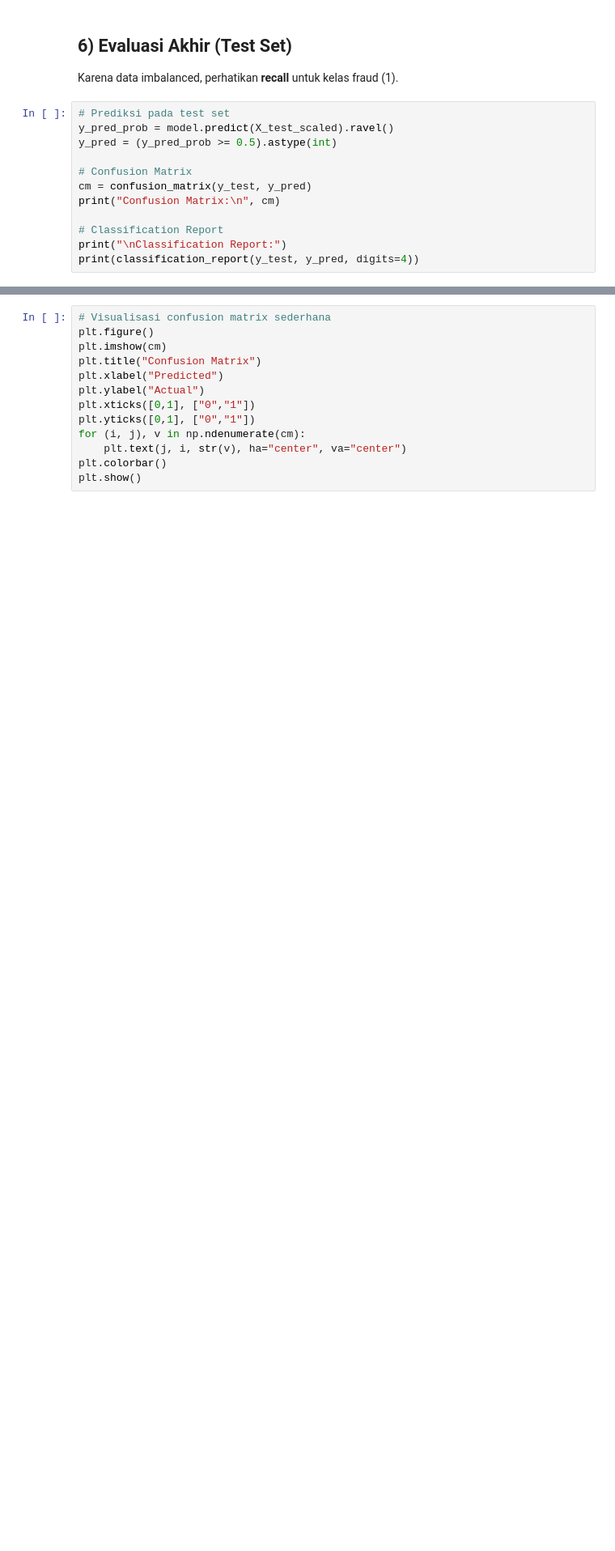
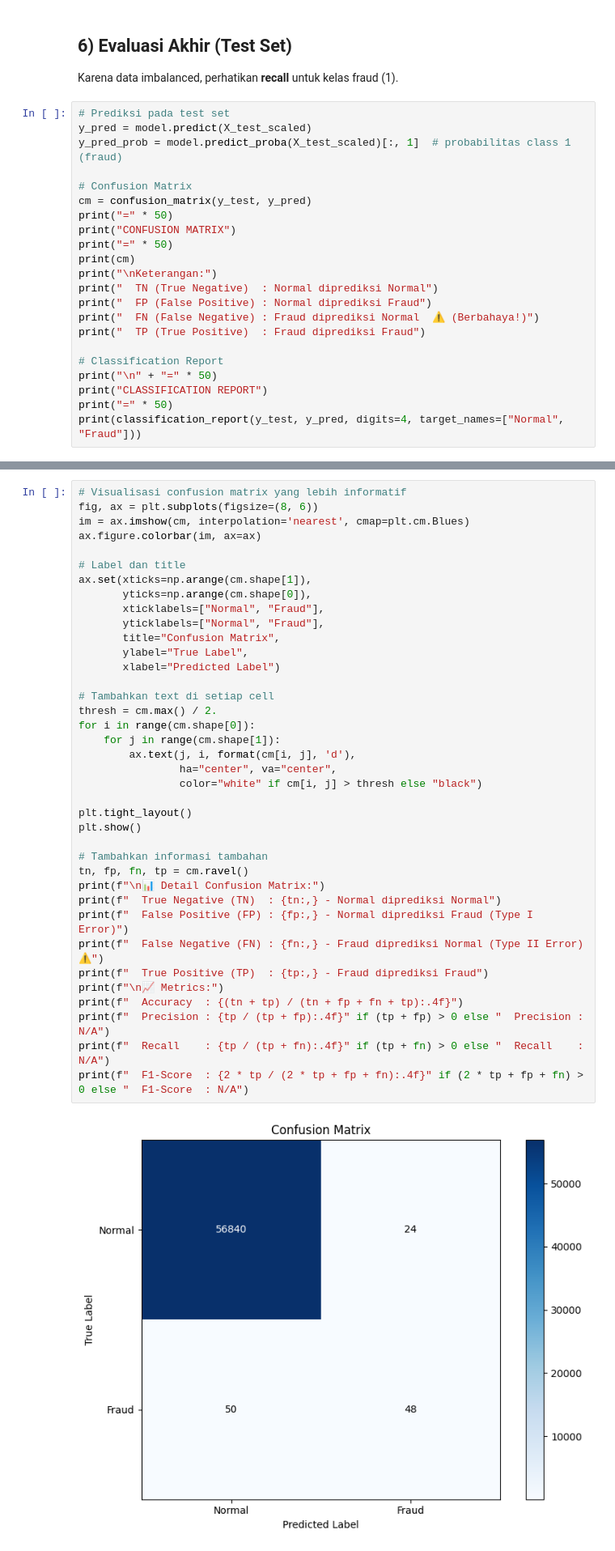
Before and after one commit to Arthaaaaa/Fraud-Detector, a Jupyter notebook: TA11_ANN_Fraud.ipynb, the cells around one changed output, grey strips where cells are left out. Shown: that part at 81% size. Drawn from its saved outputs; the diff is of its cells as text; blank space fills up the shorter version.

```diff
--- a/TA11_ANN_Fraud.ipynb
+++ b/TA11_ANN_Fraud.ipynb
@@ -139,13 +202,23 @@ plt.show()
 Karena data imbalanced, perhatikan **recall** untuk kelas fraud (1).
 # %%
 # Prediksi pada test set
-y_pred_prob = model.predict(X_test_scaled).ravel()
-y_pred = (y_pred_prob >= 0.5).astype(int)
+y_pred = model.predict(X_test_scaled)
+y_pred_prob = model.predict_proba(X_test_scaled)[:, 1]  # probabilitas class 1 (fraud)
 
 # Confusion Matrix
 cm = confusion_matrix(y_test, y_pred)
-print("Confusion Matrix:\n", cm)
+print("=" * 50)
+print("CONFUSION MATRIX")
+print("=" * 50)
+print(cm)
+print("\nKeterangan:")
+print("  TN (True Negative)  : Normal diprediksi Normal")
+print("  FP (False Positive) : Normal diprediksi Fraud")
+print("  FN (False Negative) : Fraud diprediksi Normal  ⚠️ (Berbahaya!)")
+print("  TP (True Positive)  : Fraud diprediksi Fraud")
 
 # Classification Report
-print("\nClassification Report:")
-print(classification_report(y_test, y_pred, digits=4))
+print("\n" + "=" * 50)
+print("CLASSIFICATION REPORT")
+print("=" * 50)
+print(classification_report(y_test, y_pred, digits=4, target_names=["Normal", "Fraud"]))
@@ -152,13 +243,40 @@ print(classification_report(y_test, y_pred, digits=4))
 # %%
-# Visualisasi confusion matrix sederhana
-plt.figure()
-plt.imshow(cm)
-plt.title("Confusion Matrix")
-plt.xlabel("Predicted")
-plt.ylabel("Actual")
-plt.xticks([0,1], ["0","1"])
-plt.yticks([0,1], ["0","1"])
-for (i, j), v in np.ndenumerate(cm):
-    plt.text(j, i, str(v), ha="center", va="center")
-plt.colorbar()
+# Visualisasi confusion matrix yang lebih informatif
+fig, ax = plt.subplots(figsize=(8, 6))
+im = ax.imshow(cm, interpolation='nearest', cmap=plt.cm.Blues)
+ax.figure.colorbar(im, ax=ax)
+
+# Label dan title
+ax.set(xticks=np.arange(cm.shape[1]),
+       yticks=np.arange(cm.shape[0]),
+       xticklabels=["Normal", "Fraud"],
+       yticklabels=["Normal", "Fraud"],
+       title="Confusion Matrix",
+       ylabel="True Label",
+       xlabel="Predicted Label")
+
+# Tambahkan text di setiap cell
+thresh = cm.max() / 2.
+for i in range(cm.shape[0]):
+    for j in range(cm.shape[1]):
+        ax.text(j, i, format(cm[i, j], 'd'),
+                ha="center", va="center",
+                color="white" if cm[i, j] > thresh else "black")
+
+plt.tight_layout()
 plt.show()
+
+# Tambahkan informasi tambahan
+tn, fp, fn, tp = cm.ravel()
+print(f"\n📊 Detail Confusion Matrix:")
+print(f"  True Negative (TN)  : {tn:,} - Normal diprediksi Normal")
+print(f"  False Positive (FP) : {fp:,} - Normal diprediksi Fraud (Type I Error)")
+print(f"  False Negative (FN) : {fn:,} - Fraud diprediksi Normal (Type II Error) ⚠️")
+print(f"  True Positive (TP)  : {tp:,} - Fraud diprediksi Fraud")
+print(f"\n📈 Metrics:")
+print(f"  Accuracy  : {(tn + tp) / (tn + fp + fn + tp):.4f}")
+print(f"  Precision : {tp / (tp + fp):.4f}" if (tp + fp) > 0 else "  Precision : N/A")
+print(f"  Recall    : {tp / (tp + fn):.4f}" if (tp + fn) > 0 else "  Recall    : N/A")
+print(f"  F1-Score  : {2 * tp / (2 * tp + fp + fn):.4f}" if (2 * tp + fp + fn) > 0 else "  F1-Score  : N/A")
+# %% [output]
+[figure, added]
```
Also changed, not shown: parts of 17 cells of this notebook.
